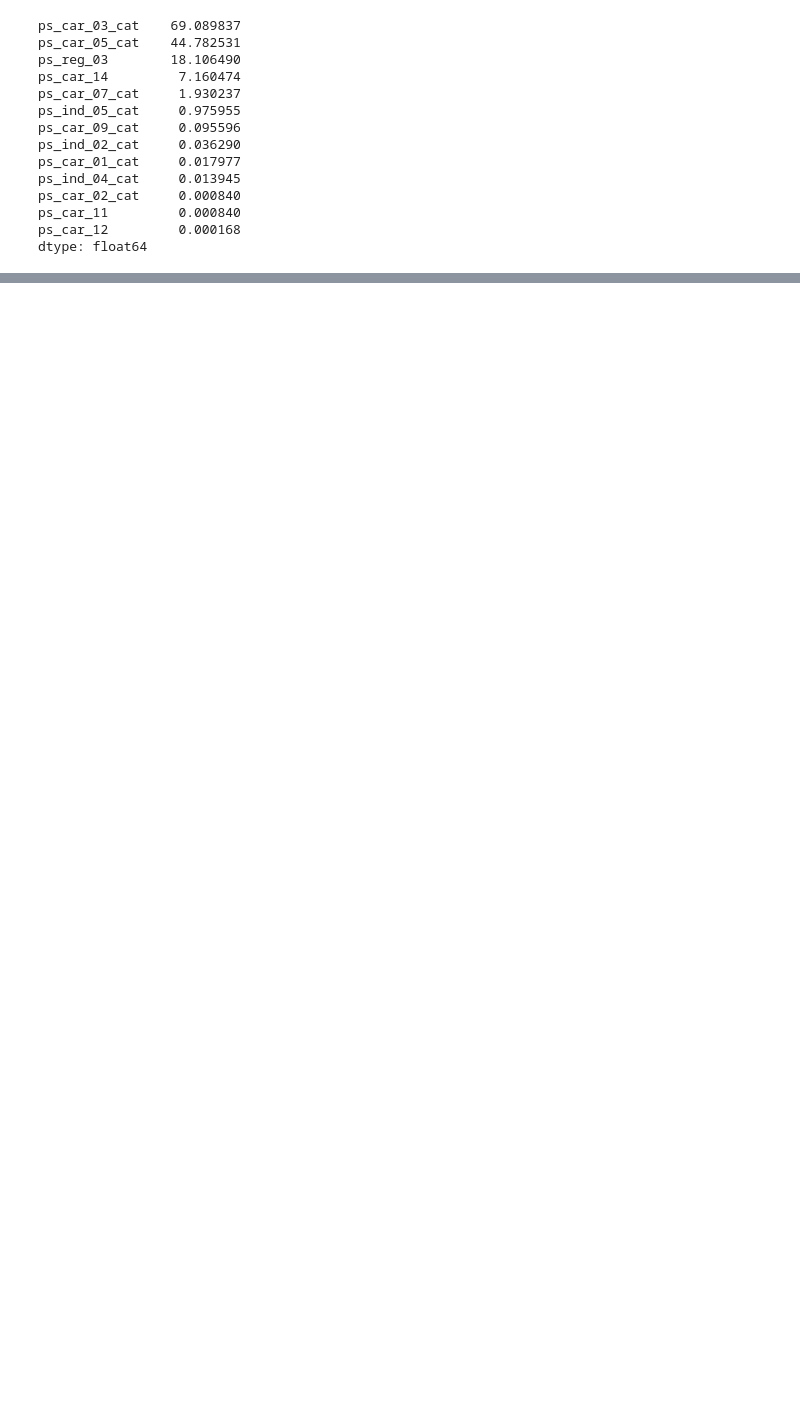
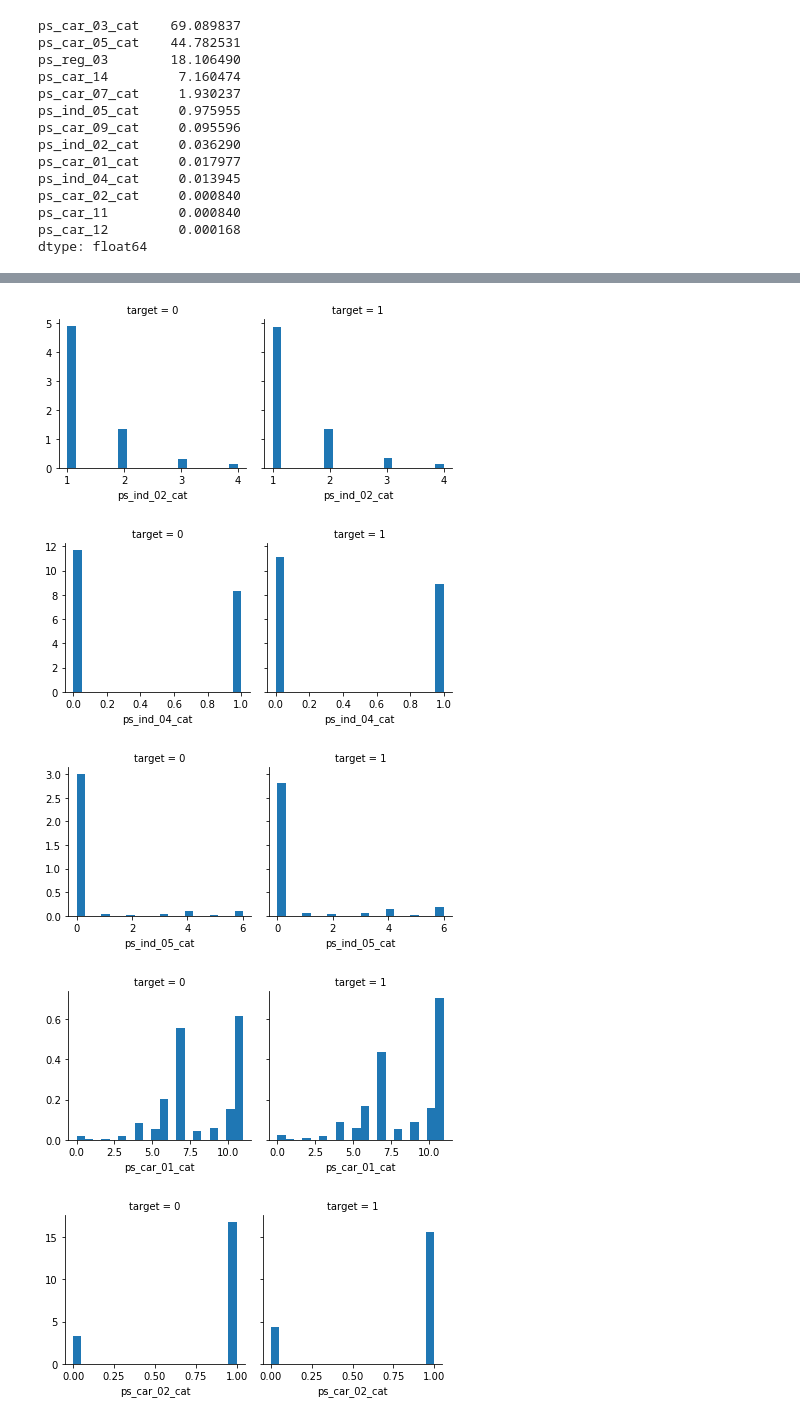
Before and after one commit to Jydago/PortoDriverPrediction, a Jupyter notebook: python/first_analysis.ipynb, the cells around one changed output, grey strips where cells are left out. Cells and saved outputs as stored; diff of their text form; code cells hidden in the pictures; blank space fills up the shorter version.

```diff
--- a/python/first_analysis.ipynb
+++ b/python/first_analysis.ipynb
@@ -59,10 +38,9 @@ ps_car_11         0.000840
 ps_car_12         0.000168
 dtype: float64
 # %%
-# Chosen to drop all columns that have more than 10 % missing
-drop_cols = ['ps_car_03_cat', 'ps_car_05_cat', 'ps_reg_03']
+# Chosen to drop all columns that have more than 10 % missing (and also id as it will probably not be very useful)
+drop_cols = ['ps_car_03_cat', 'ps_car_05_cat', 'ps_reg_03', 'id']
 
 # Taking easy way out by dropping all the rows with missing values.
 # Probably not very good as we lose about 50000 (10% data) entries
 df_dropped = df_nan.drop(drop_cols, axis=1).dropna()
-df_dropped.info()
@@ -115,0 +56,12 @@ memory usage: 235.6 MB
+# %%
+cate_cols = [col for col in list(df_dropped) if col.endswith('_cat')]
+df_cate = df_dropped[cate_cols]
+
+# Check if there are any non int values in the categories
+for col in cate_cols:
+    temp = df_cate[col]
+    temp = temp[temp % 1 != 0]
+    if temp.size == 0:
+        df_cate[col] = df_cate[col].astype('int')
+# No ints, so change all the columns into int type
+df_cate.describe()
@@ -115,0 +83,10 @@ memory usage: 235.6 MB
+# %%
+for col in cate_cols:
+    plot = sns.FacetGrid(df_dropped, col='target')
+    plot.map(plt.hist, col, bins=20, normed=True)
+# %% [output]
+[figure, added]
+[figure, added]
+[figure, added]
+[figure, added]
+[figure, added]
```
Also changed, not shown: parts of 11 cells of this notebook, 2 other files.
